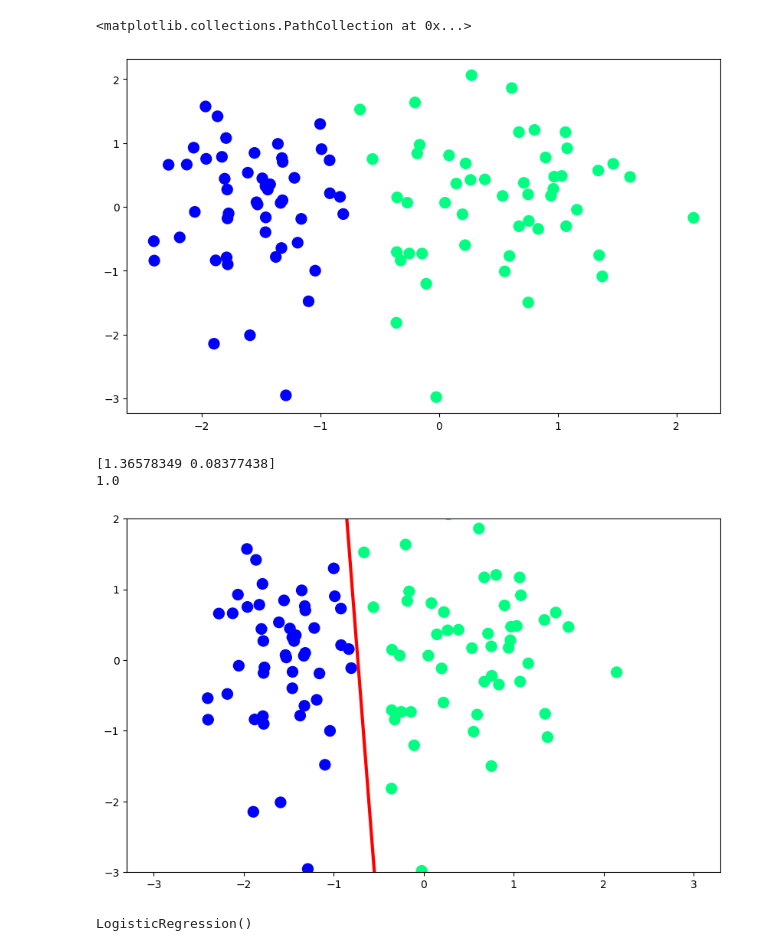
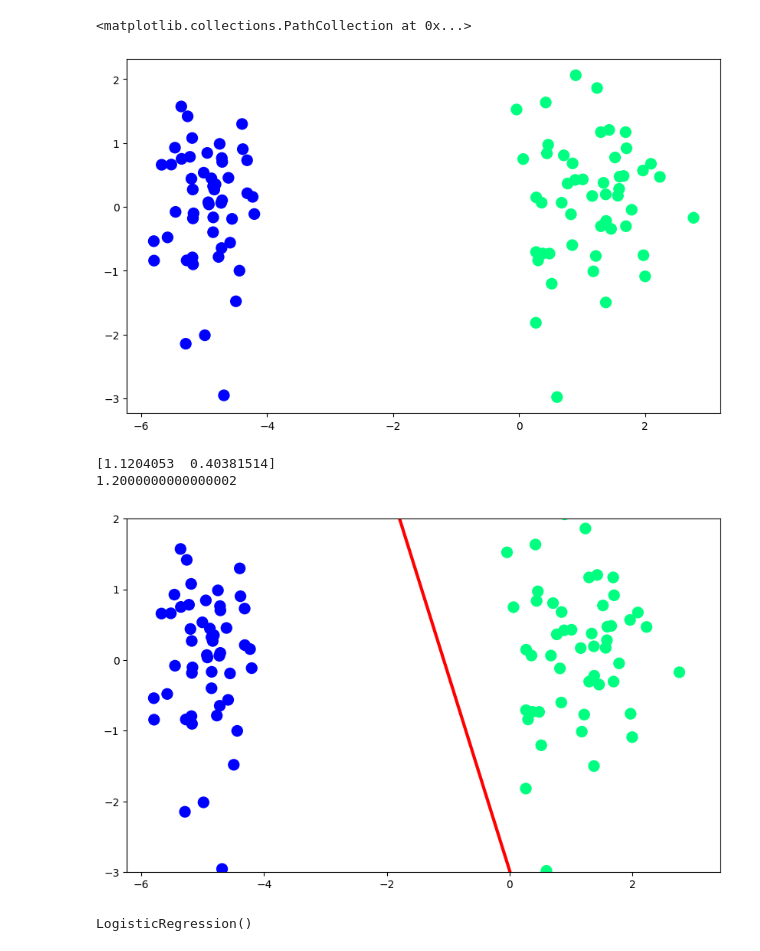
Before and after one commit to bountyhunter12/ML, a Jupyter notebook: logisticRegression_perceptron.ipynb, the cells around one changed output. Drawn from its saved outputs; the diff is of its cells as text; code cells hidden in the pictures.

```diff
--- a/logisticRegression_perceptron.ipynb
+++ b/logisticRegression_perceptron.ipynb
@@ -3,14 +3,14 @@
 # %%
 from sklearn.datasets import make_classification
 import numpy as np
 X, y = make_classification(n_samples=100, n_features=2, n_informative=1,n_redundant=0,
-                           n_classes=2, n_clusters_per_class=1, random_state=41,hypercube=False,class_sep=10)
+                           n_classes=2, n_clusters_per_class=1, random_state=41,hypercube=False,class_sep=30)
 import matplotlib.pyplot as plt
 plt.figure(figsize=(10,6))
 plt.scatter(X[:,0],X[:,1],c=y,cmap='winter',s=100)
 # %% [output]
 <matplotlib.collections.PathCollection at 0x...>
-[figure, old version]
+[figure, new version]
 # %%
 def perceptron(X,y):
   X = np.insert(X,0,1,axis=1)
@@ -32,8 +32,8 @@ intercept_,coef_ = perceptron(X,y)
 print(coef_)
 print(intercept_)
 # %% [output]
-[1.36578349 0.08377438]
-1.0
+[1.1204053  0.40381514]
+1.2000000000000002
 # %%
 m = -(coef_[0]/coef_[1])
 b = -(intercept_/coef_[1])
@@ -47,7 +47,7 @@ plt.scatter(X[:,0],X[:,1],c=y,cmap='winter',s=100)
 plt.ylim(-3,2)
 plt.show()
 # %% [output]
-[figure, old version]
+[figure, new version]
 # %%
 def perceptron(X,y):
   m=[]
```
Also changed, not shown: parts of 7 cells of this notebook.
